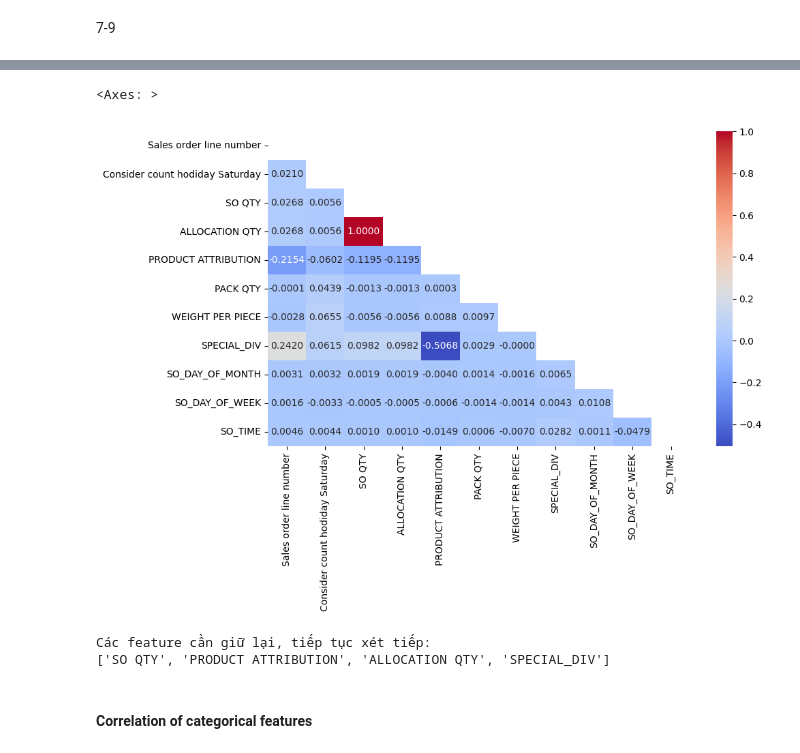
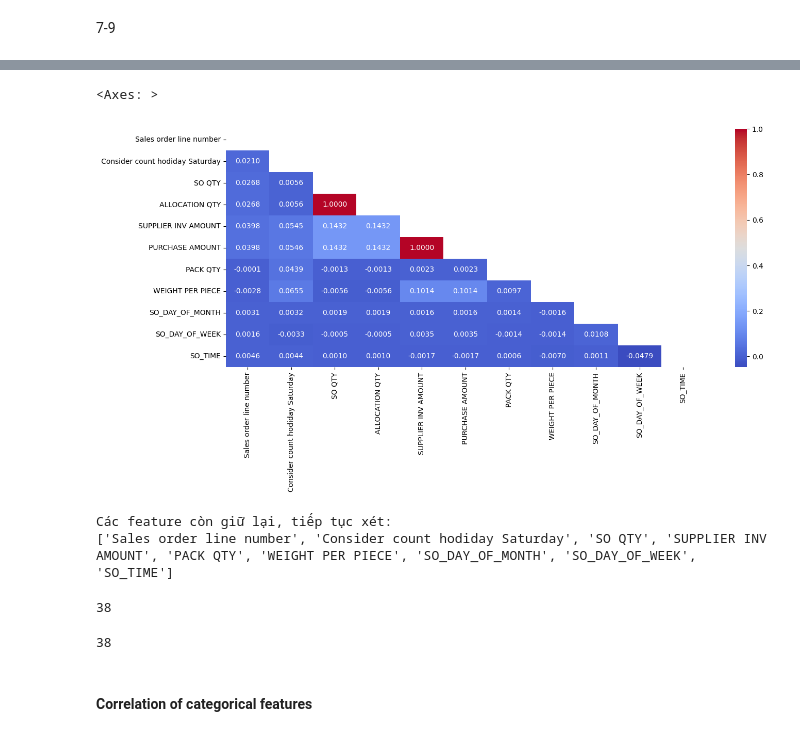
Before and after one commit to tuikhongtenbo/Python_ML, a Jupyter notebook: BaitapDS108/Lab 4/Lab 4.ipynb, the cells around one changed output, grey strips where cells are left out. Cells and saved outputs as stored; diff of their text form; code cells hidden in the pictures.

```diff
--- a/BaitapDS108/Lab 4/Lab 4.ipynb
+++ b/BaitapDS108/Lab 4/Lab 4.ipynb
@@ -455,3 +466,15 @@ Unique values: [232780. 380002. 318301. ... 874526. 261621. 190840.]
+# %%
+# VSD & Order date => day_of_week, month, week
+date_time_cols = ['VSD', 'Order date']
+for col in date_time_cols:
+    data_7_9[f'day_of_week_{col}'] = data_7_9[col].dt.dayofweek
+    data_7_9[f'month_{col}'] = data_7_9[col].dt.month
+    data_7_9[f'week_{col}'] = data_7_9[col].dt.isocalendar().week
+# %%
+# Constraint the values type of cols
+for col, col_type in cols_type_4_6.items():
+    if col in data_7_9.columns:
+        data_7_9[col] = data_7_9[col].astype(col_type)
 # %% [markdown]
 #### Correlation of numerical features
 # %% [markdown]
@@ -565,6 +583,6 @@ Index(['Order date', 'SUBSIDIARY_CD', 'GLOBAL_NO', 'CLASSIFY_CD', 'CUST_CD',
       dtype='object')
 # %%
-numerical_7_9 = [data_7_9.columns[i] for i in range(len(data_7_9.columns)) if data_7_9.dtypes[i] == 'int64' and data_7_9.columns[i] != 'label']
+numerical_7_9 = [data_7_9.columns[i] for i in range(len(data_7_9.columns)) if data_7_9.dtypes[i] in ['int64','float64'] and data_7_9.columns[i] != 'label']
 # %%
 numerical_7_9
 # %% [output]
@@ -587,8 +599,7 @@ numerical_7_9
  'SO_TIME']
 # %%
 cols_drop = ['GLOBAL_NO', 'CLASSIFY_CD', 'CUST_CD', 'Stock class',
-             'SPECIAL DIV', 'LOGICAL PLANT', 'DIRECT SHIP FLG', 'HEAVY_FLG',
-             'IO_UNFIT_FLG']
+             'SPECIAL DIV', 'LOGICAL PLANT', 'DIRECT SHIP FLG', 'IO_UNFIT_FLG']
 
 numerical_7_9 = [col for col in numerical_7_9 if col not in cols_drop]
 # %%
@@ -606,33 +617,42 @@ numerical_7_9
  'SO_DAY_OF_WEEK',
  'SO_TIME']
 # %%
-plt.figure(figsize=(10, 6))
+plt.figure(figsize=(15, 6))
 numerical_7_9_data = data_7_9[numerical_7_9].corr()
 sns.heatmap(numerical_7_9_data, annot=True, fmt='.4f', cmap='coolwarm', mask=np.triu(numerical_7_9_data.corr()))
 # %% [output]
 <Axes: >
-[figure, old version]
+[figure, new version]
 # %%
-numerical_7_9 = [col for col in numerical_4_6 if col != 'WEIGHT PER PIECE']
-
 corr_matrix = data_7_9[numerical_7_9].corr().abs()
 
 upper_triangle = np.triu(np.ones(corr_matrix.shape), k=1).astype(bool)
 upper_corr = corr_matrix.where(upper_triangle)
 
-correlated_pairs = upper_corr.stack()[upper_corr.stack() > 0.3]
+high_corr_pairs = upper_corr.stack()[upper_corr.stack() > 0.99]
 
-features_to_keep = pd.Index(correlated_pairs.index.get_level_values(0).tolist() +
-                            correlated_pairs.index.get_level_values(1).tolist()).unique()
+features_to_drop = set()
+for (feature1, feature2) in high_corr_pairs.index:
+    features_to_drop.add(feature2)
 
-print("Các feature cần giữ lại, tiếp tục xét tiếp:")
-print(features_to_keep.tolist())
+features_to_keep = [col for col in numerical_7_9 if col not in features_to_drop]
+
+print("Các feature còn giữ lại, tiếp tục xét:")
+print(features_to_keep)
 # %% [output]
-Các feature cần giữ lại, tiếp tục xét tiếp:
-['SO QTY', 'PRODUCT ATTRIBUTION', 'ALLOCATION QTY', 'SPECIAL_DIV']
+Các feature còn giữ lại, tiếp tục xét:
+['Sales order line number', 'Consider count hodiday Saturday', 'SO QTY', 'SUPPLIER INV AMOUNT', 'PACK QTY', 'WEIGHT PER PIECE', 'SO_DAY_OF_MONTH', 'SO_DAY_OF_WEEK', 'SO_TIME']
 # %%
 numerical_7_9_drop = [col for col in numerical_7_9 if col not in features_to_keep]
 data_7_9 = data_7_9.drop(columns=numerical_7_9_drop, axis=1)
+# %%
+len(data_4_6.columns)
+# %% [output]
+38
+# %%
+len(data_7_9.columns)
+# %% [output]
+38
 # %% [markdown]
 #### Correlation of categorical features
 # %% [markdown]
```
Also changed, not shown: parts of 54 cells of this notebook.
